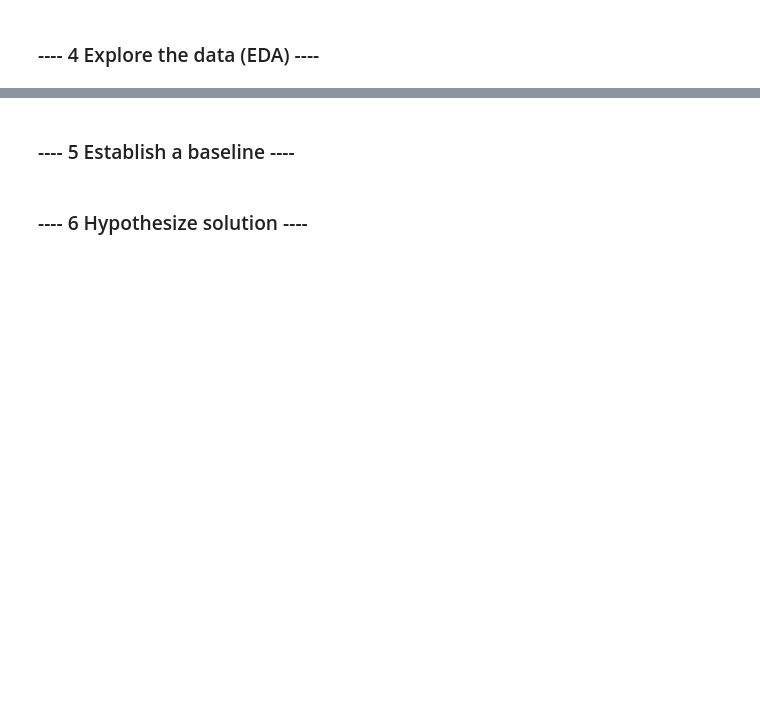
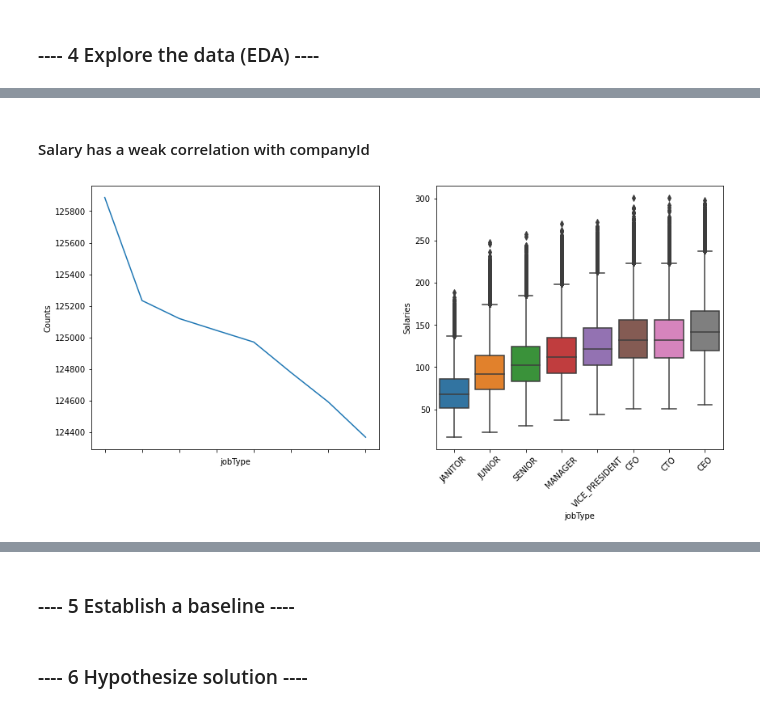
Before and after one commit to anthonywong611/salary_prediction_DS, a Jupyter notebook: Salary_Prediction_Notebook.ipynb, the cells around one changed output, grey strips where cells are left out. Cells and saved outputs as stored; diff of their text form; code cells hidden in the pictures; blank space fills up the shorter version.

```diff
--- a/Salary_Prediction_Notebook.ipynb
+++ b/Salary_Prediction_Notebook.ipynb
@@ -202,0 +317,6 @@ bar_plot(industryType, industry)
+# %% [markdown]
+#### Salary has a weak correlation with companyId
+# %%
+plot_feature(train_df, 'jobType', 'jobType')
+# %% [output]
+[figure, added]
```
Also changed, not shown: parts of 60 cells of this notebook.
